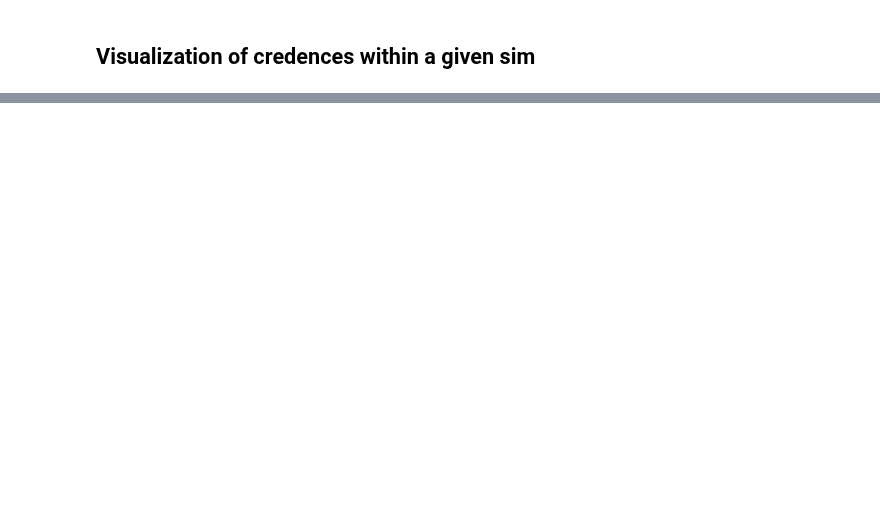
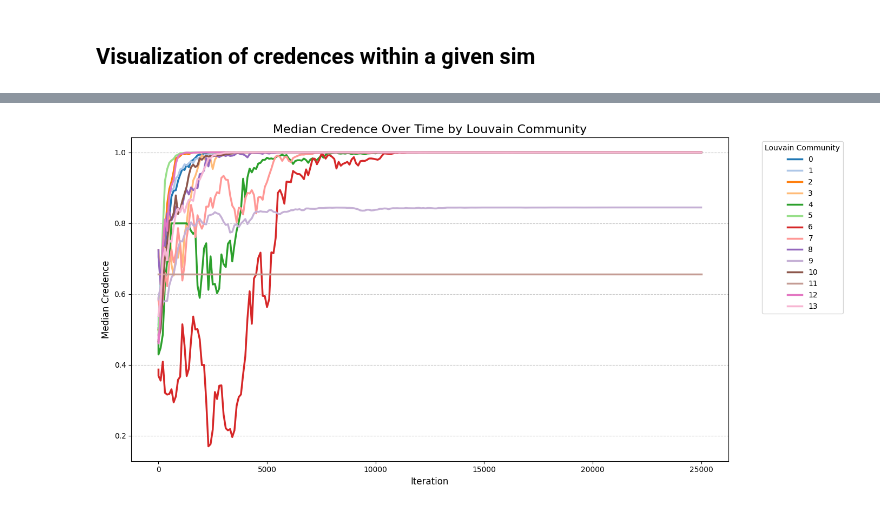
Before and after one commit to alexandroskoliousis/polygraphs, a Jupyter notebook: examples/community_detection/community_detection.ipynb, the cells around one changed output, grey strips where cells are left out. Cells and saved outputs as stored; diff of their text form; code cells hidden in the pictures; blank space fills up the shorter version.

Commit message:
added mean and median credences

```diff
--- a/examples/community_detection/community_detection.ipynb
+++ b/examples/community_detection/community_detection.ipynb
@@ -258,0 +259,27 @@ plt.show()
+# %%
+# Compute median credence per Louvain community at each iteration
+median_credence_by_community = (
+    louvain_beliefs.groupby(["louvain_community", "iteration"])
+    .agg(median_credence=("beliefs", "median"))
+    .reset_index()
+)
+
+# Plot median credence for each community
+plt.figure(figsize=(14, 7))
+sns.lineplot(data=median_credence_by_community,
+             x="iteration",
+             y="median_credence",
+             hue="louvain_community",
+             palette="tab20",
+             lw=2.5)
+
+# Add titles and labels
+plt.title("Median Credence Over Time by Louvain Community", fontsize=16)
+plt.xlabel("Iteration", fontsize=12)
+plt.ylabel("Median Credence", fontsize=12)
+plt.legend(title="Louvain Community", bbox_to_anchor=(1.05, 1), loc="upper left")
+plt.grid(axis="y", linestyle="--", alpha=0.7)
+plt.tight_layout()
+plt.show()
+# %% [output]
+[figure, added]
```
Also changed, not shown: parts of 10 cells of this notebook.
